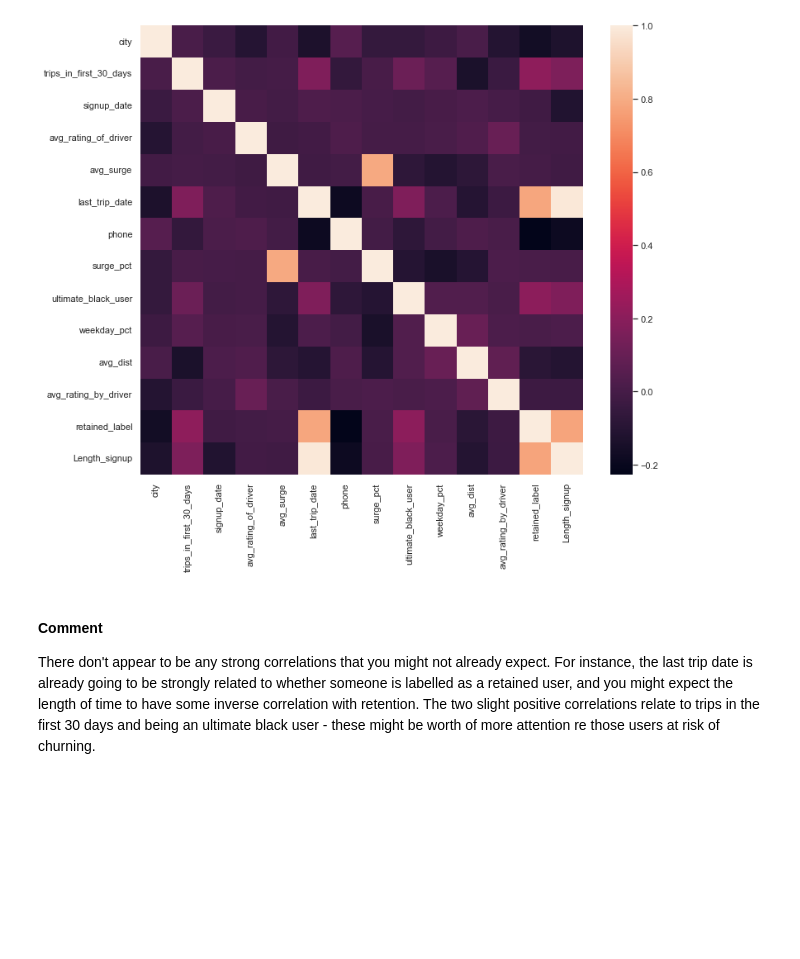
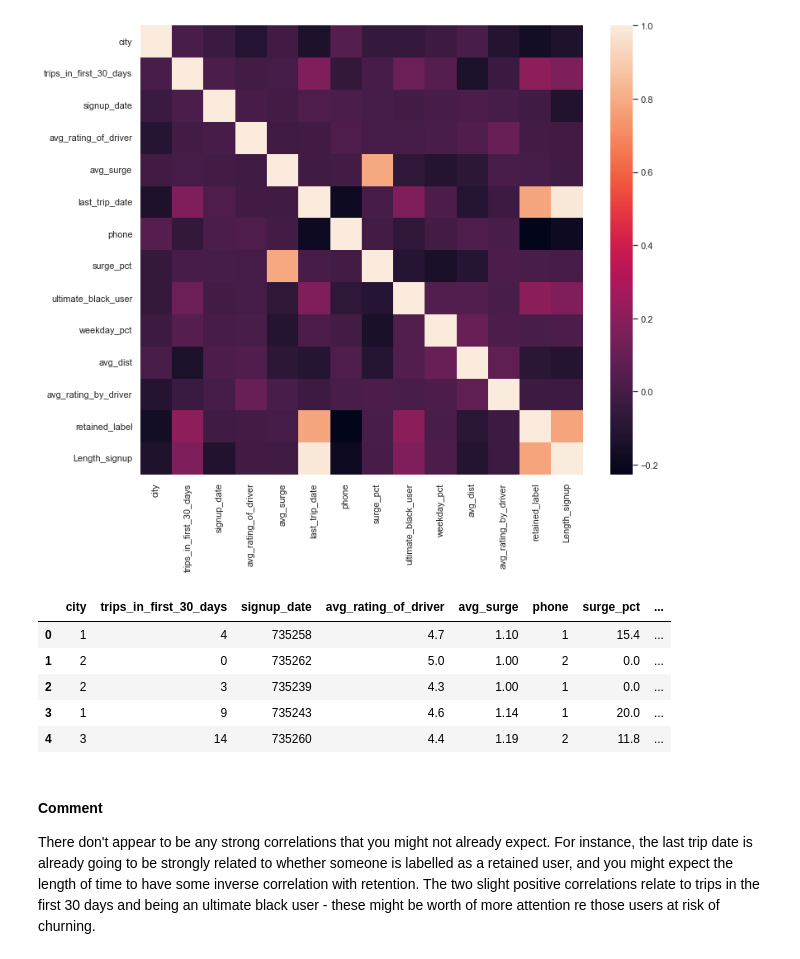
Before and after one commit to JonnyPearce/SpringboardDS-Projects, a Jupyter notebook: Interview Challenge/ultimate_challenge/Ultimate_Data_Challenge_JonnyPearce_July2023.ipynb, the cells around one changed output. Drawn from its saved outputs; the diff is of its cells as text; code cells hidden in the pictures; blank space fills up the shorter version.

```diff
--- a/Interview Challenge/ultimate_challenge/Ultimate_Data_Challenge_JonnyPearce_July2023.ipynb
+++ b/Interview Challenge/ultimate_challenge/Ultimate_Data_Challenge_JonnyPearce_July2023.ipynb
@@ -780,6 +780,17 @@ plt.subplots(figsize=(12,10))
 sns.heatmap(RiderDF.corr());
 # %% [output]
 [figure]
+# %%
+#Drop 'last_trip_date' column, as is in effect an indicator of the retained label
+RiderDF =RiderDF.drop('last_trip_date', axis=1)
+RiderDF.head()
+# %% [output]
+|  | city | trips_in_first_30_days | signup_date | avg_rating_of_driver | avg_surge | phone | surge_pct | ... |
+| 0 | 1 | 4 | 735258 | 4.7 | 1.10 | 1 | 15.4 | ... |
+| 1 | 2 | 0 | 735262 | 5.0 | 1.00 | 2 | 0.0 | ... |
+| 2 | 2 | 3 | 735239 | 4.3 | 1.00 | 1 | 0.0 | ... |
+| 3 | 1 | 9 | 735243 | 4.6 | 1.14 | 1 | 20.0 | ... |
+| 4 | 3 | 14 | 735260 | 4.4 | 1.19 | 2 | 11.8 | ... |
 # %% [markdown]
 #### Comment
 There don't appear to be any strong correlations that you might not already expect. For instance, the last trip date is already going to be strongly related to whether someone is labelled as a retained user, and you might expect the length of time to have some inverse correlation with retention.
```
Also changed, not shown: parts of 17 cells of this notebook.
